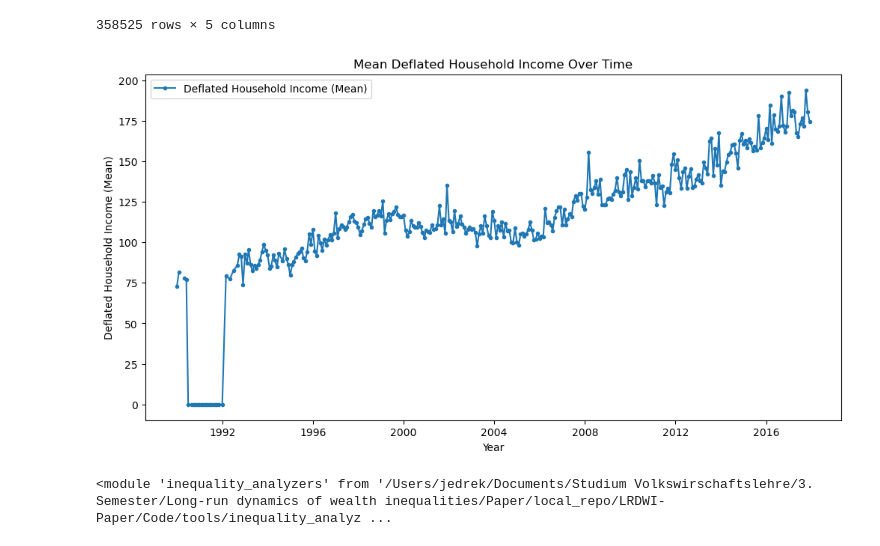
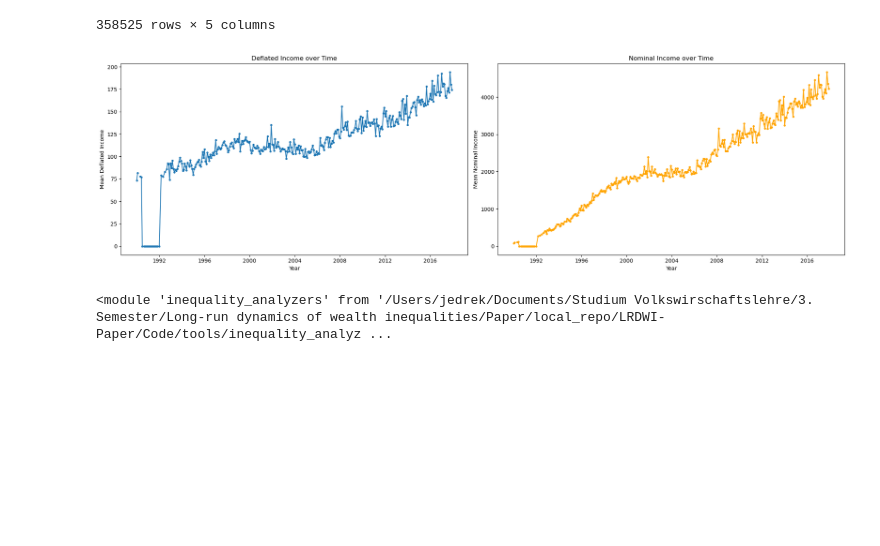
Before and after one commit to jendrkk/LRDWI-Paper, a Jupyter notebook: Code/analysis/03_country_level_approach.ipynb, the cells around one changed output. Drawn from its saved outputs; the diff is of its cells as text; code cells hidden in the pictures; blank space fills up the shorter version.

```diff
--- a/Code/analysis/03_country_level_approach.ipynb
+++ b/Code/analysis/03_country_level_approach.ipynb
@@ -135,20 +135,24 @@ IA = inqA.InequalityAnalyzer(df, income_col='income_hh')
 # %%
 # plot means over time
 import matplotlib.pyplot as plt
 
 ts_defl = IA_defl.time_series.weighted_mean_total.values
 ts = IA.time_series.weighted_mean_total.values
 
-plt.figure(figsize=(12, 6))
-#plt.plot(IA.time_series.index, ts, label='Nominal Household Income (Mean)', marker='.')
-plt.plot(IA_defl.time_series.index, ts_defl, label='Deflated Household Income (Mean)', marker='.')
-plt.xlabel('Year')
-plt.ylabel('Deflated Household Income (Mean)')
-plt.title('Mean Deflated Household Income Over Time')
-plt.legend()
+# 2 plots side by side
+fig, ax = plt.subplots(1, 2, figsize=(20, 6))
+ax[0].plot(IA_defl.time_series.index, ts_defl, marker='.')
+ax[0].set_title('Deflated Income over Time')
+ax[0].set_xlabel('Year')
+ax[0].set_ylabel('Mean Deflated Income')
+ax[1].plot(IA.time_series.index, ts, marker='.', color='orange')
+ax[1].set_title('Nominal Income over Time')
+ax[1].set_xlabel('Year')
+ax[1].set_ylabel('Mean Nominal Income')
+plt.tight_layout()
 plt.show()
 # %% [output]
-[figure, old version]
+[figure, new version]
 # %%
 # Reload the module to pick up changes
 import importlib
```
Also changed, not shown: parts of 5 cells of this notebook, 7 other files.
